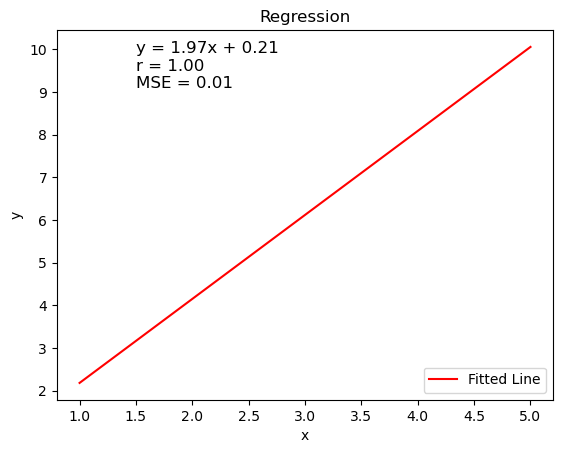
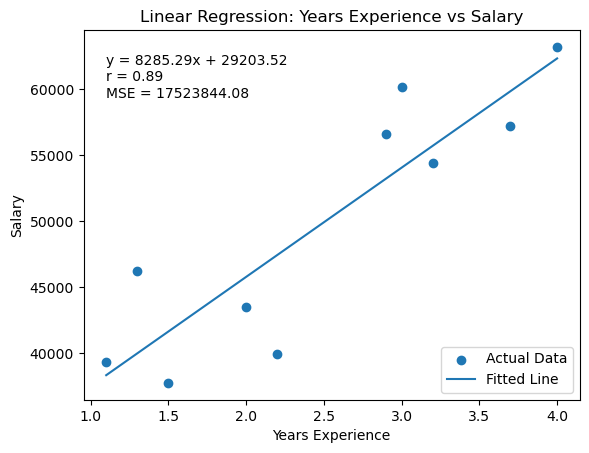
The notebook cell's code change between the first figure and the second:
--- before
+++ after
@@ -1,2 +1,3 @@
+import pandas as pd
 import numpy as np
 import matplotlib.pyplot as plt
@@ -5,6 +6,8 @@
 
 # Data
-x = np.array([1, 2, 3, 4, 5])
-y = np.array([2.1, 4.3, 6.1, 8.0, 10.1])
+dataset = pd.read_csv("regression_data.csv")
+
+x = dataset["YearsExperience"]
+y = dataset["Salary"]
 
 # Linear regression
@@ -14,13 +17,20 @@
 
 # Plot
-plt.plot(x, y_pred, 'r-', label='Fitted Line')
-plt.text(1.5, max(y) - 1,
-         f"y = {slope:.2f}x + {intercept:.2f}\n"
-         f"r = {r_value:.2f}\nMSE = {mse:.2f}",
-         fontsize=12)
-plt.xlabel("x")
-plt.ylabel("y")
-plt.title("Regression")
+plt.scatter(x, y, label="Actual Data")
+plt.plot(x, y_pred, label="Fitted Line")
+
+plt.text(
+    min(x),
+    max(y) - 0.15 * (max(y) - min(y)),
+    f"y = {slope:.2f}x + {intercept:.2f}\n"
+    f"r = {r_value:.2f}\n"
+    f"MSE = {mse:.2f}",
+    fontsize=10
+)
+
+plt.xlabel("Years Experience")
+plt.ylabel("Salary")
+plt.title("Linear Regression: Years Experience vs Salary")
 plt.legend()
-plt.savefig("regression_plot_python.png")
+plt.savefig("linear_regression_python_output.png")
 plt.show()

Commit: Assignment 3: Regression annotations, diagnostics, and plots